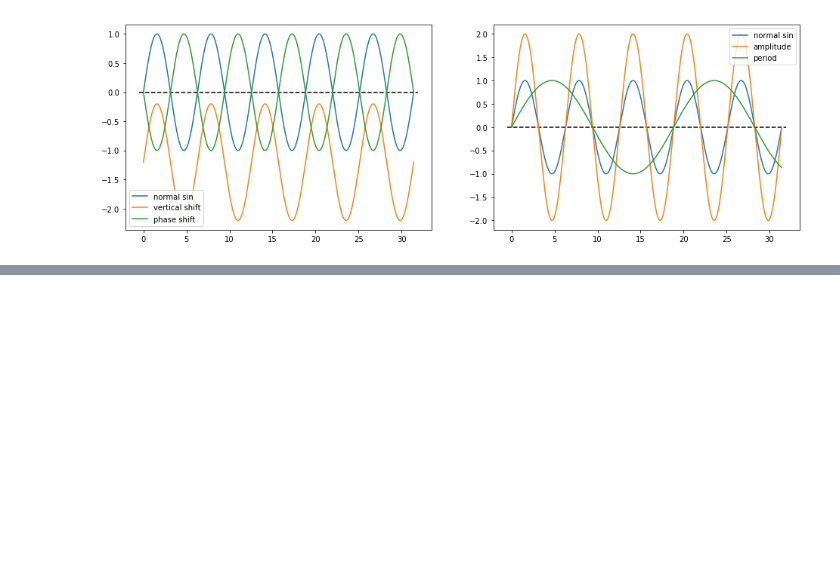
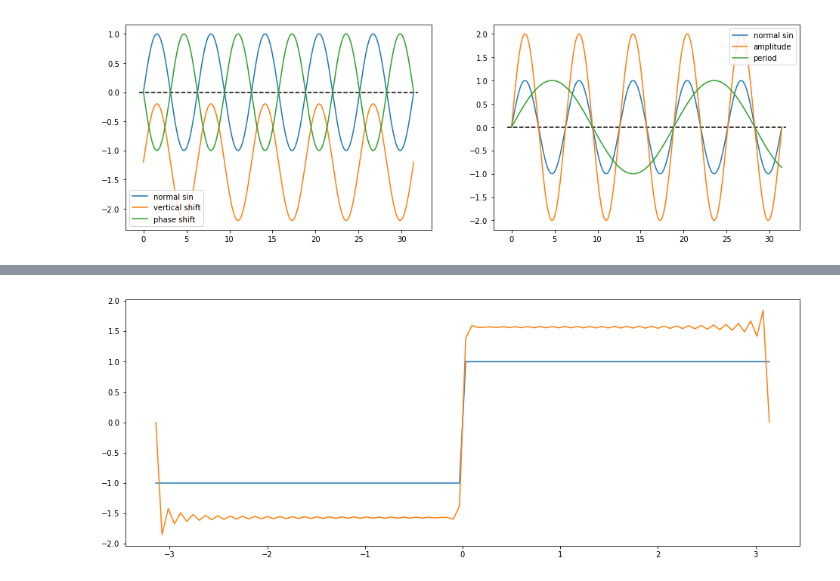
Before and after one commit to justayak/playground, a Jupyter notebook: general/frequencies.ipynb, the cells around one changed output, grey strips where cells are left out. Saved outputs shown, nothing was run; the diff lists cells and outputs as text; code cells hidden in the pictures; blank space fills up the shorter version.

```diff
--- a/general/frequencies.ipynb
+++ b/general/frequencies.ipynb
@@ -49,0 +59,46 @@ plt.show()
+# %%
+from math import cos, sin
+
+X = np.linspace(-pi, pi, 100)
+
+f = lambda x: 1 if x > 0 else -1
+Y = [f(x) for x in X]
+
+fig = plt.figure(figsize=(16,6))
+ax = fig.add_subplot(111)
+
+ax.plot(X, Y)
+
+I = 1000
+integral = np.linspace(-pi, pi, I)
+
+N = 50
+def ft(f, N=3):
+    a = [0] * N
+    for n in range(N):
+        total = 0
+        for x in integral:
+            total += f(x) * sin(n * x)
+        #a[n] = 1/pi * (total)
+        a[n] = (pi/I) * total
+    return a
+
+a_n = ft(f, N=N)
+
+def ft_apply(f, a, X):
+    N = len(a)
+    y = []
+    for x in X:
+        total = 0
+        for n in range(N):
+            total += a[n] * sin(n * x)
+        y.append(total)
+    return y
+
+y_hat = ft_apply(f, a_n, X)
+
+ax.plot(X, y_hat)
+
+plt.show()
+# %% [output]
+[figure, added]
```
Also changed, not shown: parts of 1 cell of this notebook.
